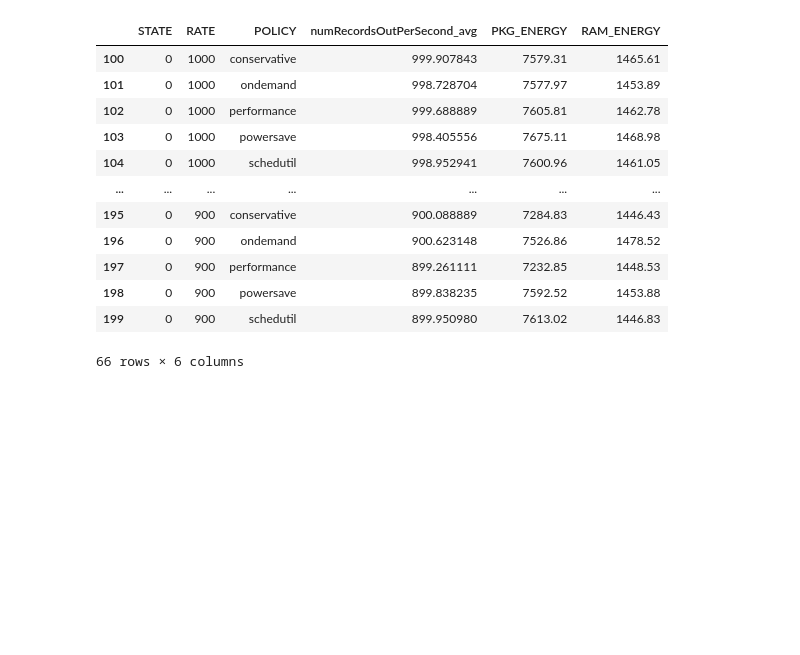
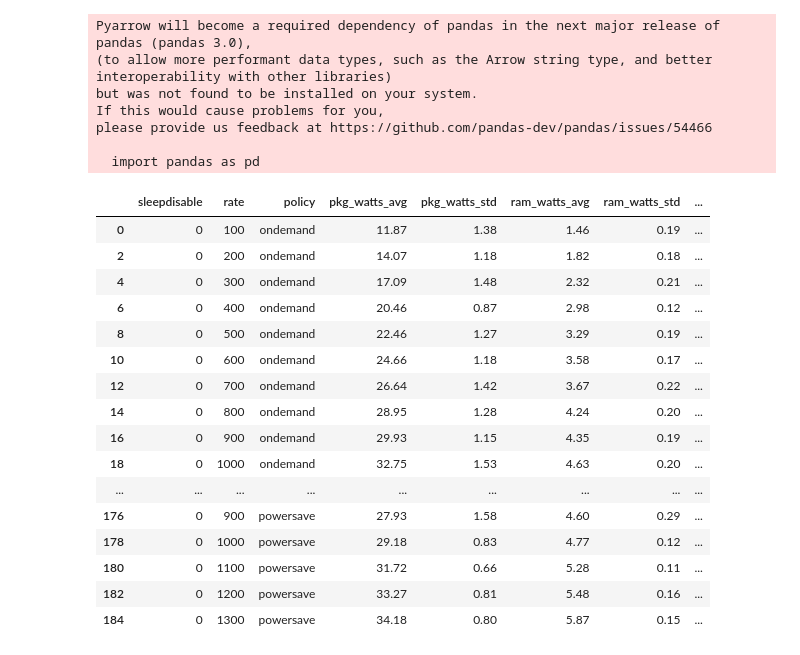
Before and after one commit to EEStrmCmptng/experiment-scripts, a Jupyter notebook: jg/cstate-experiments/cstate-flink/cstate_flink.ipynb, the cells around one changed output. Saved outputs shown, nothing was run; the diff lists cells and outputs as text; code cells hidden in the pictures; blank space fills up the shorter version.

```diff
--- a/jg/cstate-experiments/cstate-flink/cstate_flink.ipynb
+++ b/jg/cstate-experiments/cstate-flink/cstate_flink.ipynb
@@ -1,37 +1,46 @@
 # %%
 #Experiment was run with a d430 Node.
 
 import pandas as pd
 
-df = pd.read_csv("./cstate_flink_results.csv")
-dfaddtl = pd.read_csv("./cstate_flink_addtlinfo.csv")
-df = pd.merge(dfaddtl, df, on=["STATE", "POLICY", "RATE"], how="outer")
-df = df[df["numRecordsOutPerSecond_avg"] >= (df["RATE"] * 0.95)]
+df = pd.read_csv("./logs/combined.csv")
+desiredCols = ["sleepdisable", "rate", "policy", "pkg_watts_avg", "pkg_watts_std", "ram_watts_avg", "ram_watts_std", "SourcenumRecordsOutPerSecond_avg", "SourcenumRecordsOutPerSecond_std"]
+df = df[desiredCols]
 
 # Filtering out rows that didn't meet the specified range.
-#df = df[abs(df["numRecordsOutPerSecond_avg"] - df["RATE"]) <= (0.05*df["RATE"])]
+df = df[df["SourcenumRecordsOutPerSecond_avg"] >= (0.95*df["rate"])]
 
-# Drop residency data - retrieved the info from the wrong machine!
-df = df.drop(columns=["POLL_RES", "C1_RES", "C1E_RES", "C3_RES", "C6_RES"])
-
-dfEnabled = df[df["STATE"] == 0]
-dfDisabled = df[df["STATE"] == 1]
+pd.set_option('display.max_columns', None)
+pd.set_option('display.max_rows', None)
+dfEnabled = df[df["sleepdisable"] == 0]
+dfDisabled = df[df["sleepdisable"] == 1]
 
 display(dfEnabled)
 # %% [output]
+Pyarrow will become a required dependency of pandas in the next major release of pandas (pandas 3.0),
+(to allow more performant data types, such as the Arrow string type, and better interoperability with other libraries)
+but was not found to be installed on your system.
+If this would cause problems for you,
+please provide us feedback at https://github.com/pandas-dev/pandas/issues/54466
+
+  import pandas as pd
-|  | STATE | RATE | POLICY | numRecordsOutPerSecond_avg | PKG_ENERGY | RAM_ENERGY |
-| 100 | 0 | 1000 | conservative | 999.907843 | 7579.31 | 1465.61 |
-| 101 | 0 | 1000 | ondemand | 998.728704 | 7577.97 | 1453.89 |
-| 102 | 0 | 1000 | performance | 999.688889 | 7605.81 | 1462.78 |
-| 103 | 0 | 1000 | powersave | 998.405556 | 7675.11 | 1468.98 |
-| 104 | 0 | 1000 | schedutil | 998.952941 | 7600.96 | 1461.05 |
-| ... | ... | ... | ... | ... | ... | ... |
-| 195 | 0 | 900 | conservative | 900.088889 | 7284.83 | 1446.43 |
-| 196 | 0 | 900 | ondemand | 900.623148 | 7526.86 | 1478.52 |
-| 197 | 0 | 900 | performance | 899.261111 | 7232.85 | 1448.53 |
-| 198 | 0 | 900 | powersave | 899.838235 | 7592.52 | 1453.88 |
-| 199 | 0 | 900 | schedutil | 899.950980 | 7613.02 | 1446.83 |
+|  | sleepdisable | rate | policy | pkg_watts_avg | pkg_watts_std | ram_watts_avg | ram_watts_std | ... |
+| 0 | 0 | 100 | ondemand | 11.87 | 1.38 | 1.46 | 0.19 | ... |
+| 2 | 0 | 200 | ondemand | 14.07 | 1.18 | 1.82 | 0.18 | ... |
+| 4 | 0 | 300 | ondemand | 17.09 | 1.48 | 2.32 | 0.21 | ... |
+| 6 | 0 | 400 | ondemand | 20.46 | 0.87 | 2.98 | 0.12 | ... |
+| 8 | 0 | 500 | ondemand | 22.46 | 1.27 | 3.29 | 0.19 | ... |
+| 10 | 0 | 600 | ondemand | 24.66 | 1.18 | 3.58 | 0.17 | ... |
+| 12 | 0 | 700 | ondemand | 26.64 | 1.42 | 3.67 | 0.22 | ... |
+| 14 | 0 | 800 | ondemand | 28.95 | 1.28 | 4.24 | 0.20 | ... |
+| 16 | 0 | 900 | ondemand | 29.93 | 1.15 | 4.35 | 0.19 | ... |
+| 18 | 0 | 1000 | ondemand | 32.75 | 1.53 | 4.63 | 0.20 | ... |
+| ... | ... | ... | ... | ... | ... | ... | ... | ... |
+| 176 | 0 | 900 | powersave | 27.93 | 1.58 | 4.60 | 0.29 | ... |
+| 178 | 0 | 1000 | powersave | 29.18 | 0.83 | 4.77 | 0.12 | ... |
+| 180 | 0 | 1100 | powersave | 31.72 | 0.66 | 5.28 | 0.11 | ... |
+| 182 | 0 | 1200 | powersave | 33.27 | 0.81 | 5.48 | 0.16 | ... |
+| 184 | 0 | 1300 | powersave | 34.18 | 0.80 | 5.87 | 0.15 | ... |
-66 rows × 6 columns
 # %%
 display(dfDisabled)
 # %% [output]
```
Also changed, not shown: parts of 4 cells of this notebook, 3 other files.
